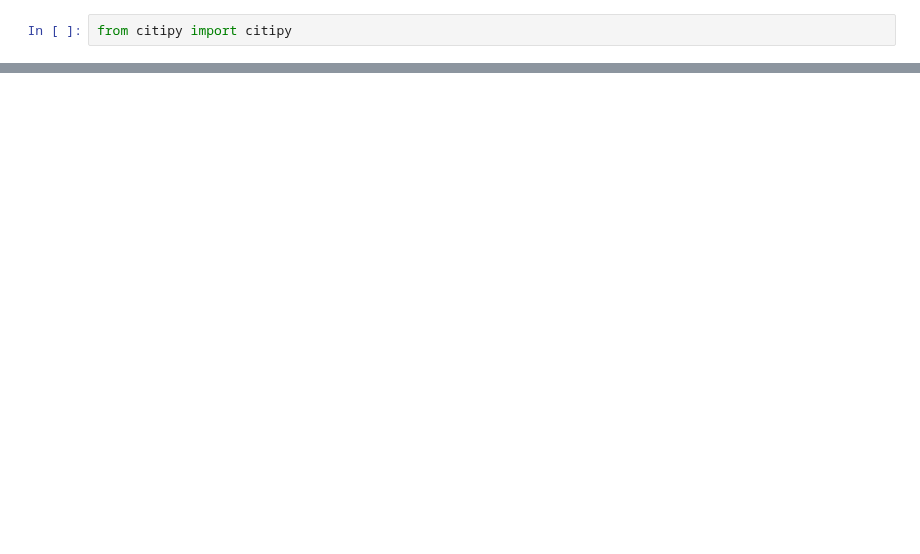
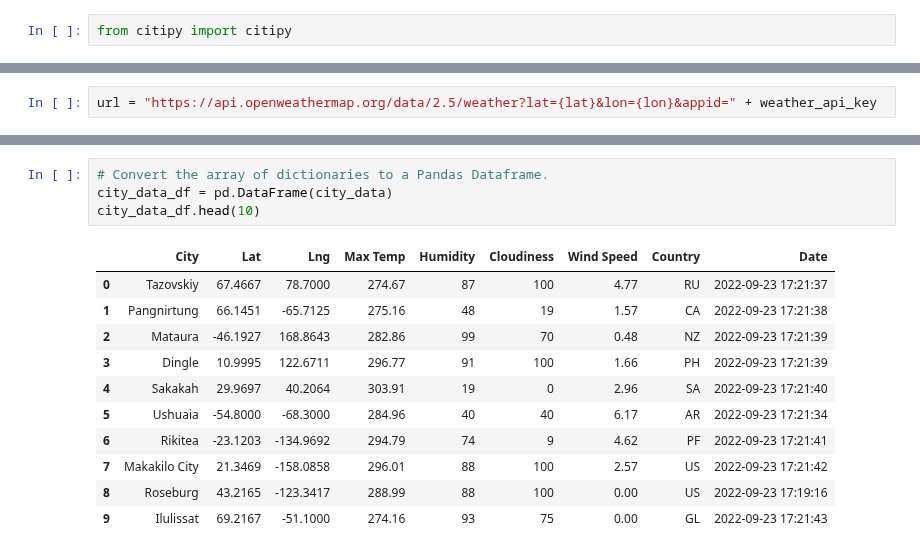
Before and after one commit to mrma2318/World_Weather_Analysis, a Jupyter notebook: WeatherPy.ipynb, the cells around one changed output, grey strips where cells are left out. Drawn from its saved outputs; the diff is of its cells as text; blank space fills up the shorter version.

Commit message:
Uploading updated WeatherPy script

```diff
--- a/WeatherPy.ipynb
+++ b/WeatherPy.ipynb
@@ -57,0 +68,2 @@ len(cities)
+# %%
+url = "https://api.openweathermap.org/data/2.5/weather?lat={lat}&lon={lon}&appid=" + weather_api_key
@@ -57,0 +163,16 @@ len(cities)
+# %%
+# Convert the array of dictionaries to a Pandas Dataframe.
+city_data_df = pd.DataFrame(city_data)
+city_data_df.head(10)
+# %% [output]
+|  | City | Lat | Lng | Max Temp | Humidity | Cloudiness | Wind Speed | Country | Date |
+| 0 | Tazovskiy | 67.4667 | 78.7000 | 274.67 | 87 | 100 | 4.77 | RU | 2022-09-23 17:21:37 |
+| 1 | Pangnirtung | 66.1451 | -65.7125 | 275.16 | 48 | 19 | 1.57 | CA | 2022-09-23 17:21:38 |
+| 2 | Mataura | -46.1927 | 168.8643 | 282.86 | 99 | 70 | 0.48 | NZ | 2022-09-23 17:21:39 |
+| 3 | Dingle | 10.9995 | 122.6711 | 296.77 | 91 | 100 | 1.66 | PH | 2022-09-23 17:21:39 |
+| 4 | Sakakah | 29.9697 | 40.2064 | 303.91 | 19 | 0 | 2.96 | SA | 2022-09-23 17:21:40 |
+| 5 | Ushuaia | -54.8000 | -68.3000 | 284.96 | 40 | 40 | 6.17 | AR | 2022-09-23 17:21:34 |
+| 6 | Rikitea | -23.1203 | -134.9692 | 294.79 | 74 | 9 | 4.62 | PF | 2022-09-23 17:21:41 |
+| 7 | Makakilo City | 21.3469 | -158.0858 | 296.01 | 88 | 100 | 2.57 | US | 2022-09-23 17:21:42 |
+| 8 | Roseburg | 43.2165 | -123.3417 | 288.99 | 88 | 100 | 0.00 | US | 2022-09-23 17:19:16 |
+| 9 | Ilulissat | 69.2167 | -51.1000 | 274.16 | 93 | 75 | 0.00 | GL | 2022-09-23 17:21:43 |
```
Also changed, not shown: parts of 7 cells of this notebook.
